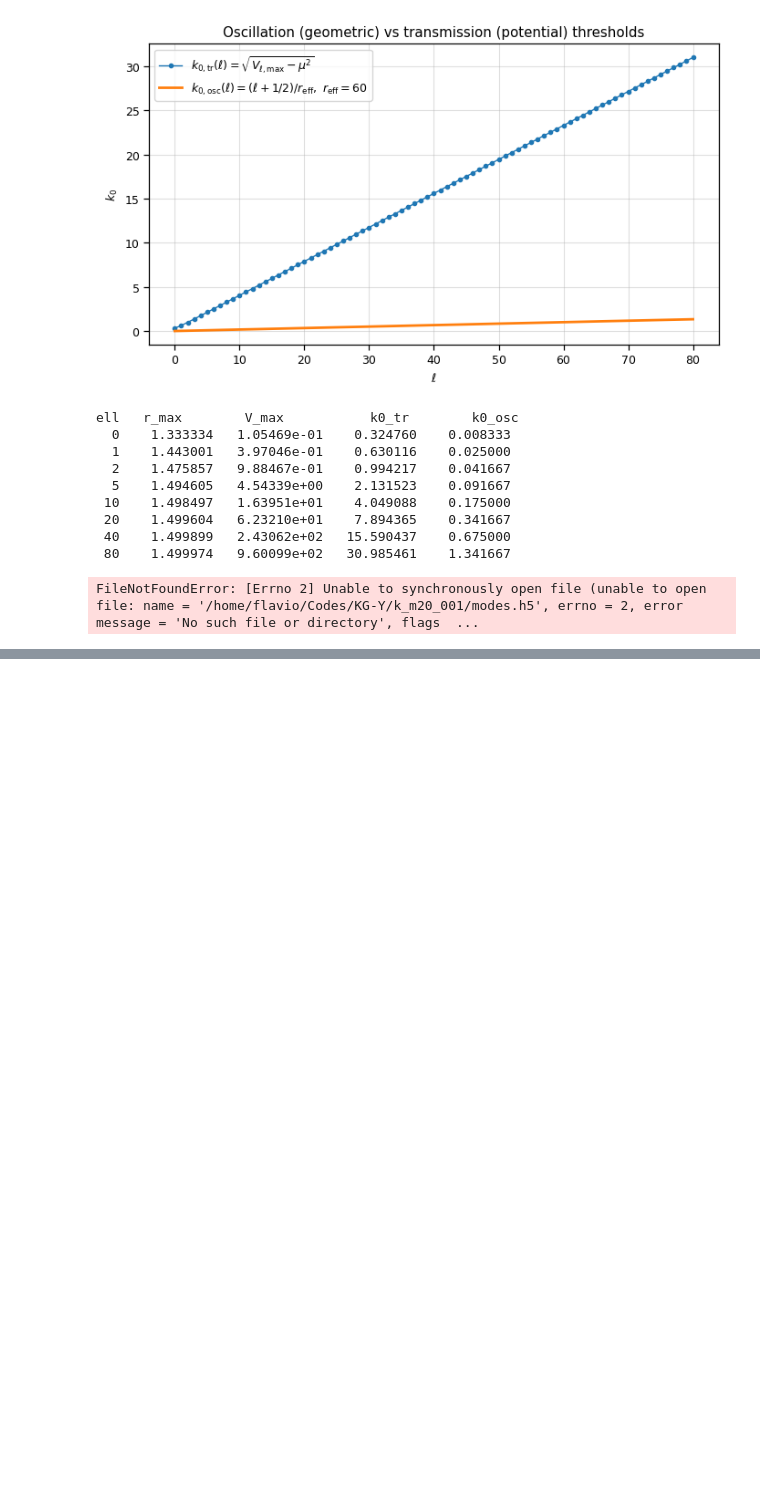
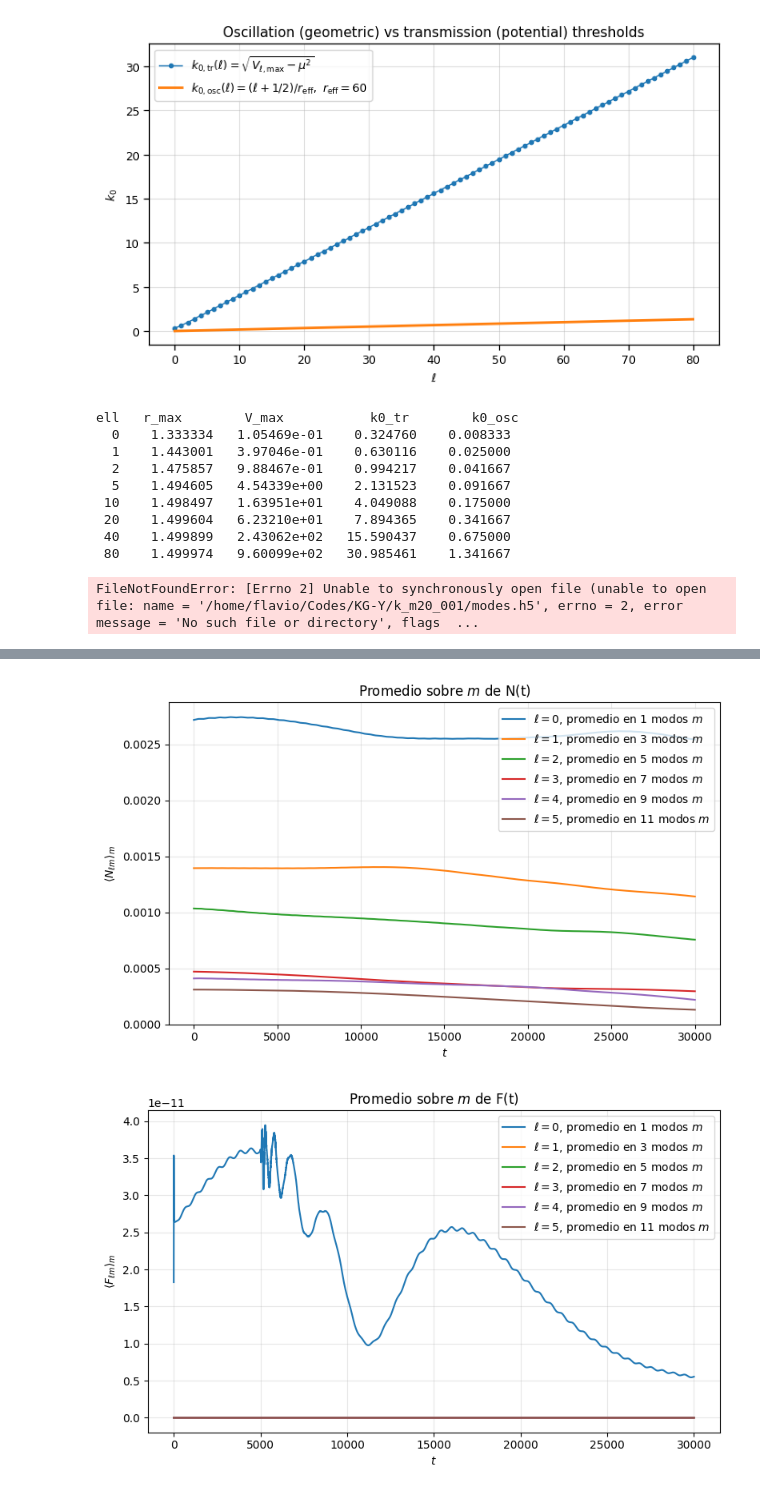
Before and after one commit to FlavioRosales/KG-Y, a Jupyter notebook: Noether_charge.ipynb, the cells around one changed output, grey strips where cells are left out. Cells and saved outputs as stored; diff of their text form; code cells hidden in the pictures; blank space fills up the shorter version.

```diff
--- a/Noether_charge.ipynb
+++ b/Noether_charge.ipynb
@@ -1726,0 +1916,46 @@ FileNotFoundError: [Errno 2] Unable to synchronously open file (unable to open f
+# %%
+def plot_mean_over_m(ells, quantity="N", h5file=H5FILE, normalize=False):
+    """
+    Grafica el promedio sobre m para varios valores de ell.
+    """
+
+    plt.figure(figsize=(8, 5))
+
+    for ell in ells:
+        t, y_mean, ms = mean_over_m_for_ell(ell, quantity=quantity, h5file=h5file)
+
+        if normalize:
+            if quantity == "N":
+                y0 = y_mean[0]
+                if y0 != 0:
+                    y_mean = y_mean / y0
+            elif quantity == "F":
+                ymax = np.max(np.abs(y_mean))
+                if ymax != 0:
+                    y_mean = y_mean / ymax
+
+        plt.plot(
+            t,
+            y_mean,
+            label=fr"$\ell={ell}$, promedio en {len(ms)} modos $m$"
+        )
+
+    ylabel = fr"$\langle {quantity}_{{\ell m}} \rangle_m$"
+    if normalize:
+        ylabel += " normalizado"
+
+    plt.xlabel(r"$t$")
+    plt.ylabel(ylabel)
+    plt.title(fr"Promedio sobre $m$ de {quantity}(t)")
+    plt.grid(True, alpha=0.3)
+    plt.legend()
+    plt.tight_layout()
+    plt.show()
+# %%
+ELLS_TO_PLOT = [0, 1, 2, 3, 4, 5]
+
+plot_mean_over_m(ELLS_TO_PLOT, quantity="N", normalize=False)
+plot_mean_over_m(ELLS_TO_PLOT, quantity="F", normalize=False)
+# %% [output]
+[figure, added]
+[figure, added]
```
Also changed, not shown: parts of 12 cells of this notebook, 5 other files.
